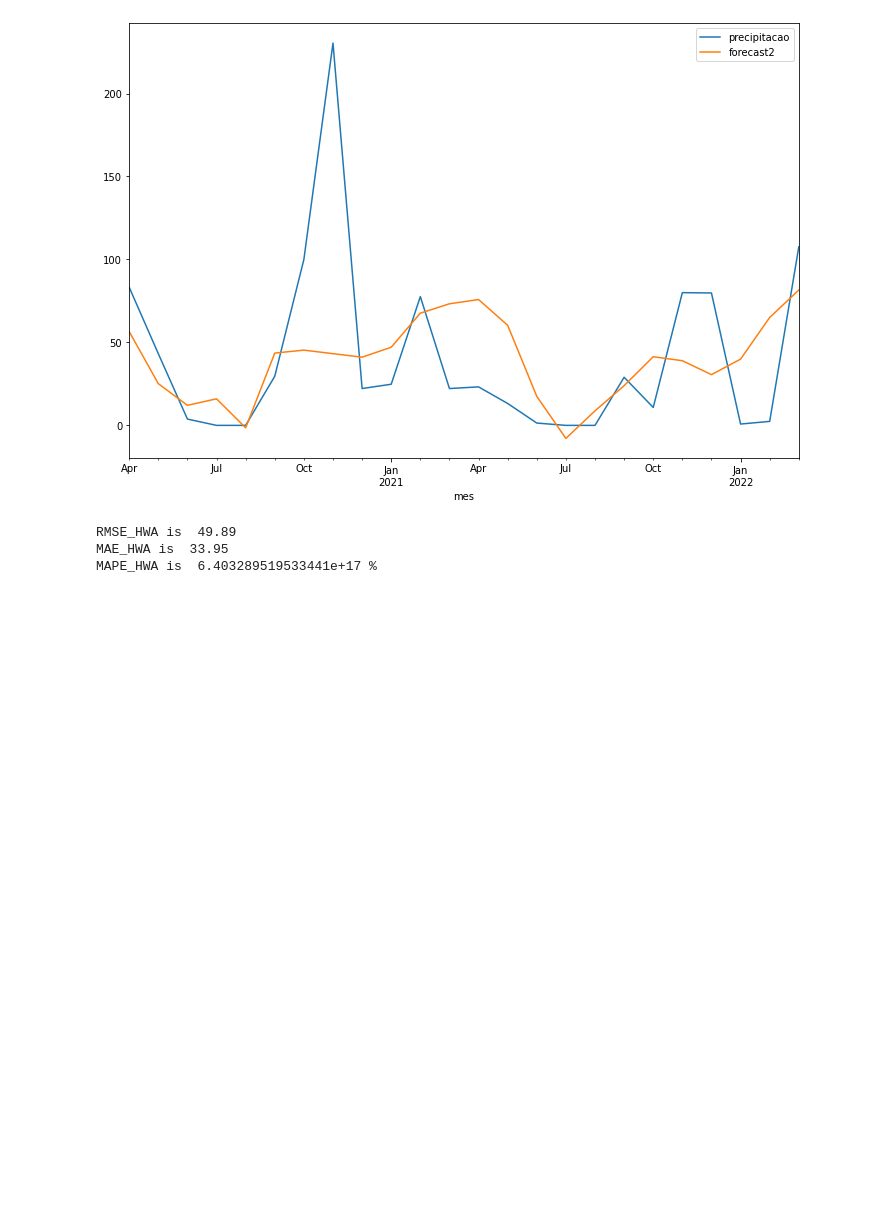
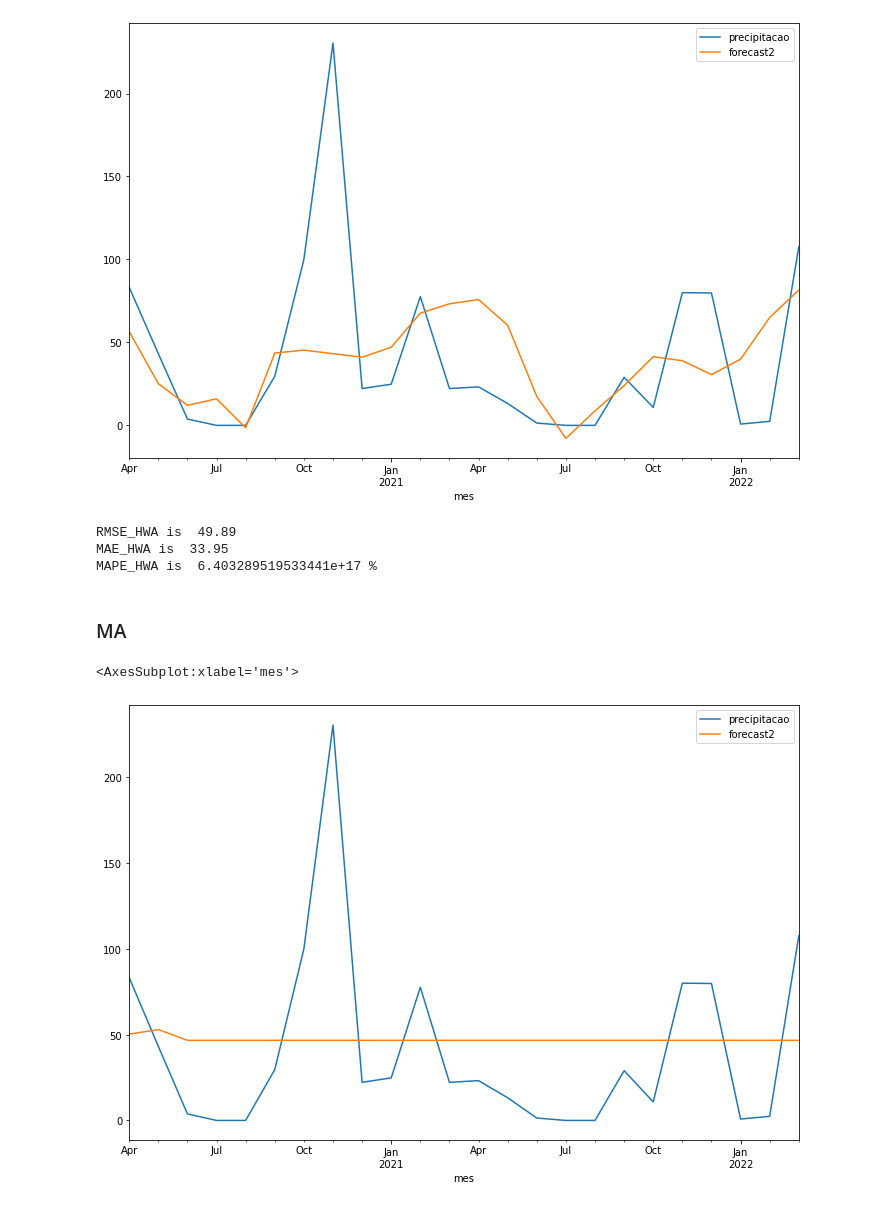
Before and after one commit to ManuelS0usa/TS-Precipitation-Forecast, a Jupyter notebook: training.ipynb, the cells around one changed output. Drawn from its saved outputs; the diff is of its cells as text; code cells hidden in the pictures; blank space fills up the shorter version.

Commit message:
arma models WIP

```diff
--- a/training.ipynb
+++ b/training.ipynb
@@ -336,3 +338,16 @@ print("MAPE_HWA is ", mape_hwa,'%')
 RMSE_HWA is  49.89
 MAE_HWA is  33.95
 MAPE_HWA is  6.403289519533441e+17 %
+# %% [markdown]
+### MA
+# %%
+from statsmodels.tsa.arima.model import ARIMA
+# fit model
+ma_model = ARIMA(train_data, order=(0, 0, 2)).fit()
+# make prediction
+teste2 = mydata
+teste2['forecast2'] = ma_model.predict(start = mydata.shape[0]-24, end=mydata.shape[0], dynamic= True)
+teste2[['precipitacao', 'forecast2']].iloc[-24:].plot(figsize=(12, 8))
+# %% [output]
+<AxesSubplot:xlabel='mes'>
+[figure, added]
```
Also changed, not shown: parts of 12 cells of this notebook.
